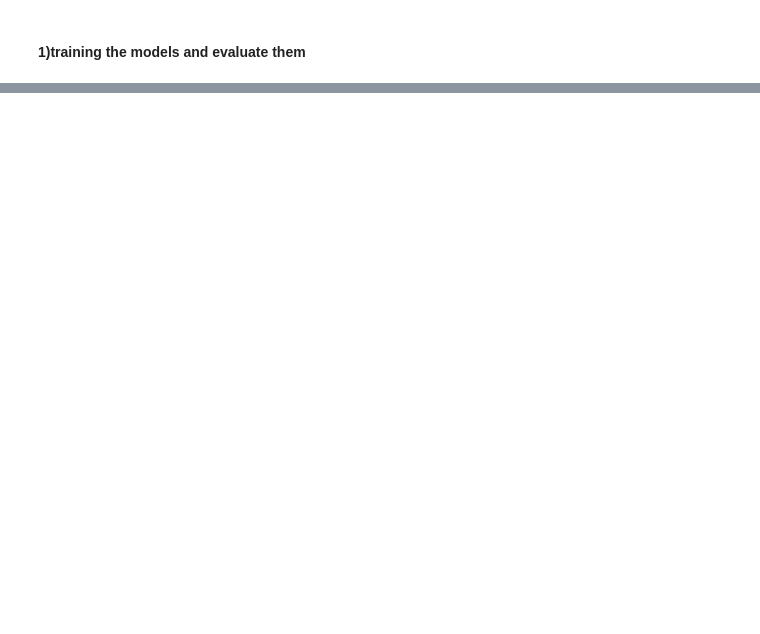
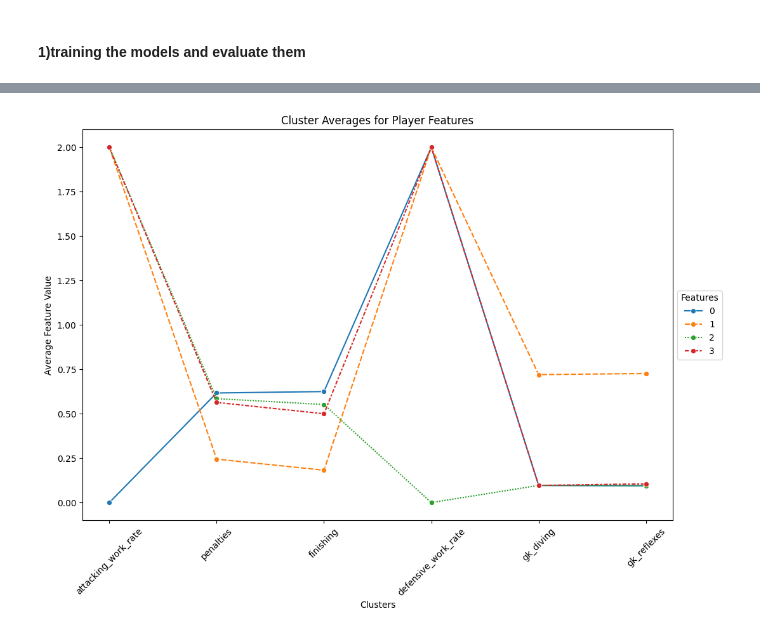
Before and after one commit to rahiqi-al/football-_clustering, a Jupyter notebook: player_cluster.ipynb, the cells around one changed output, grey strips where cells are left out. Cells and saved outputs as stored; diff of their text form; code cells hidden in the pictures; blank space fills up the shorter version.

```diff
--- a/player_cluster.ipynb
+++ b/player_cluster.ipynb
@@ -35,5 +47,6 @@ df
 # %%
 df_cluster=df.groupby('player_name').apply(lambda group : group[config.cluster_player].median()).reset_index()
+check_df=df_cluster
 df_new_cluster=df_cluster.drop('player_name',axis=1)
 #df_new_cluster=df[config.cluster_player]
 # %%
@@ -75,0 +90,2 @@ Model : Hiérarchique, Silhouette Score : 0.11710776782657675, Davies-Bouldin Sc
+# %%
+check_df['clusters']=KMeans(n_clusters=4,random_state=42).fit_predict(df_new_cluster)
@@ -75,0 +112,23 @@ Model : Hiérarchique, Silhouette Score : 0.11710776782657675, Davies-Bouldin Sc
+# %%
+def return_first_row(group):
+    return group.iloc[0]
+
+
+df_features = check_df.drop(columns=['player_name'])
+
+
+cluster_means = df_features.groupby('clusters').median()
+cluster_means = cluster_means[[ 'attacking_work_rate', 'penalties', 'finishing',  'defensive_work_rate','gk_diving','gk_reflexes']]
+
+
+
+plt.figure(figsize=(12, 8))
+sns.lineplot(data=cluster_means.T, marker='o')
+plt.title('Cluster Averages for Player Features')
+plt.xlabel('Clusters')
+plt.ylabel('Average Feature Value')
+plt.xticks(rotation=45)
+plt.legend(title='Features', loc='center left', bbox_to_anchor=(1, 0.5))
+plt.show()
+# %% [output]
+[figure, added]
```
Also changed, not shown: parts of 8 cells of this notebook, 6 other files.
